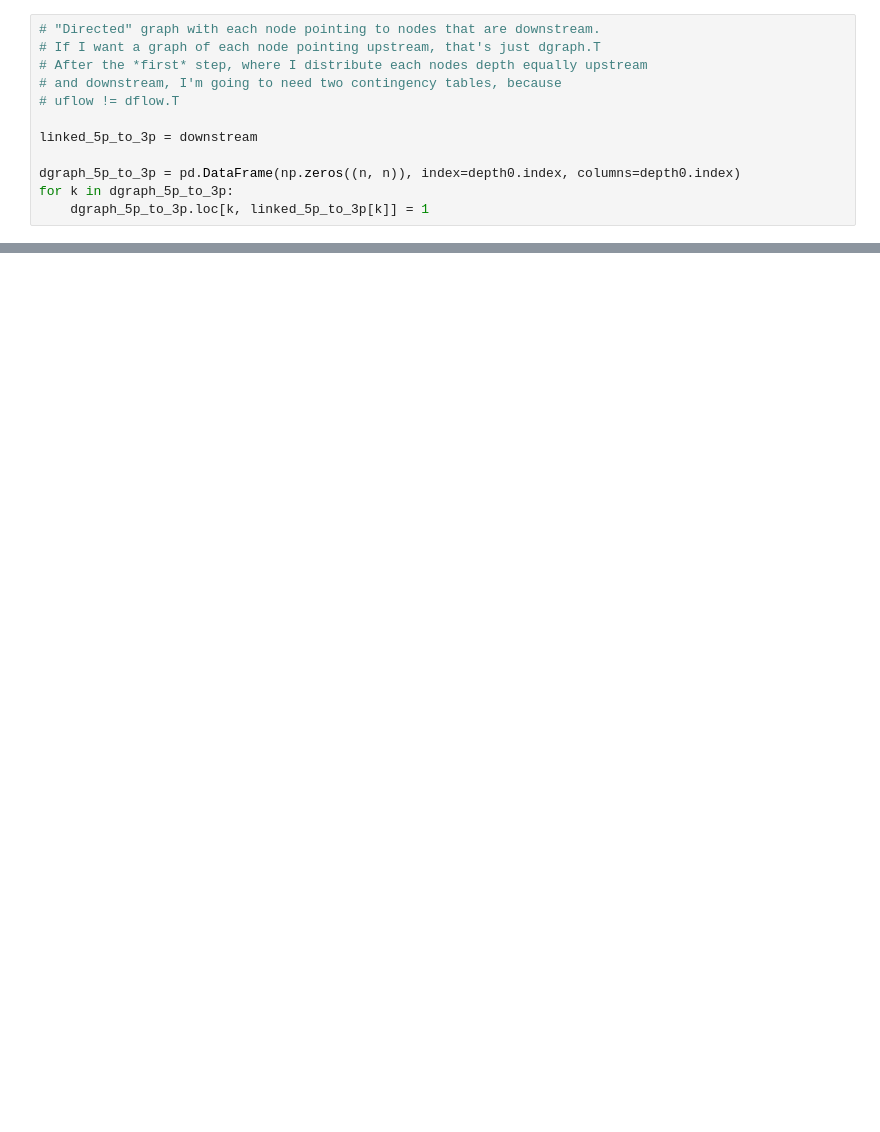
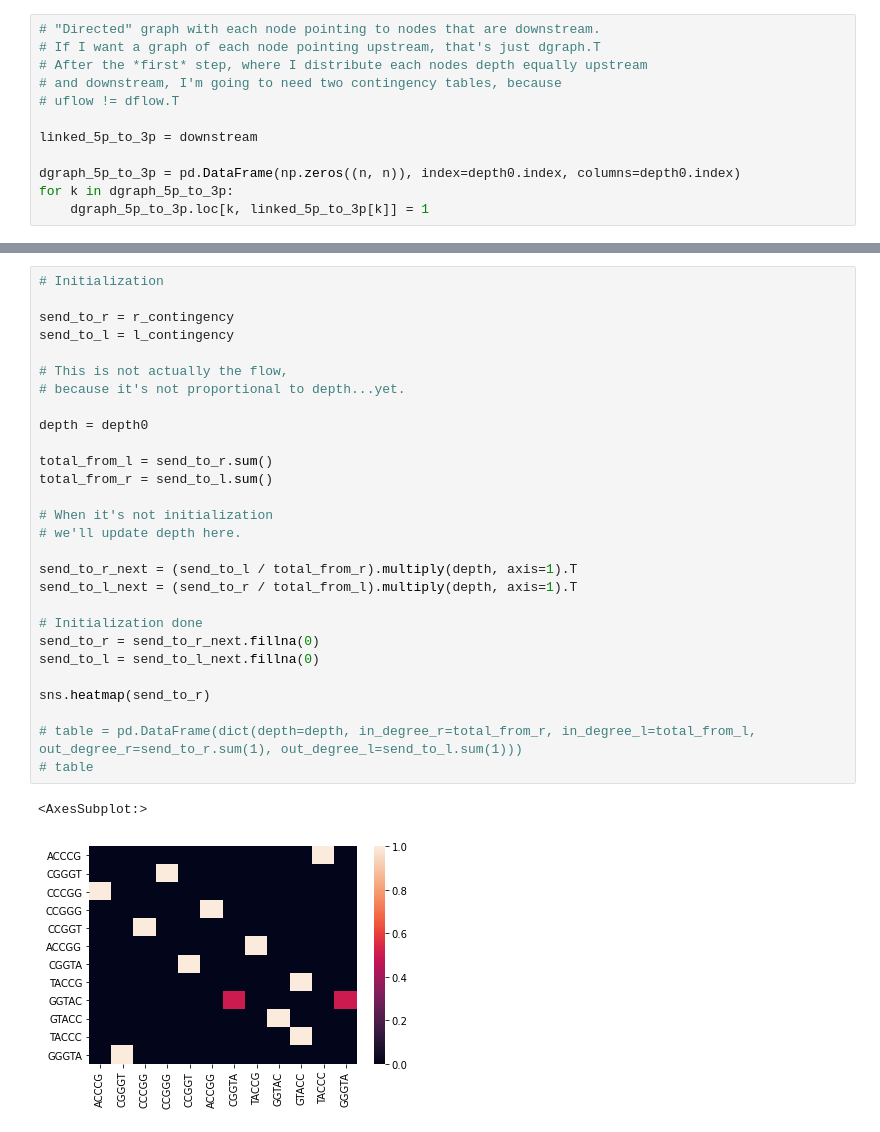
Before and after one commit to bsmith89/asmbl-depth-smoothing, a Jupyter notebook: nb/prototype2_message_passing.ipynb, the cells around one changed output, grey strips where cells are left out. Saved outputs shown, nothing was run; the diff lists cells and outputs as text; blank space fills up the shorter version.

```diff
--- a/nb/prototype2_message_passing.ipynb
+++ b/nb/prototype2_message_passing.ipynb
@@ -108,0 +251,31 @@ sns.heatmap(send_to_l)
+# %%
+# Initialization
+
+send_to_r = r_contingency
+send_to_l = l_contingency
+
+# This is not actually the flow,
+# because it's not proportional to depth...yet.
+
+depth = depth0
+
+total_from_l = send_to_r.sum()
+total_from_r = send_to_l.sum()
+
+# When it's not initialization
+# we'll update depth here.
+
+send_to_r_next = (send_to_l / total_from_r).multiply(depth, axis=1).T
+send_to_l_next = (send_to_r / total_from_l).multiply(depth, axis=1).T
+
+# Initialization done
+send_to_r = send_to_r_next.fillna(0)
+send_to_l = send_to_l_next.fillna(0)
+
+sns.heatmap(send_to_r)
+
+# table = pd.DataFrame(dict(depth=depth, in_degree_r=total_from_r, in_degree_l=total_from_l, out_degree_r=send_to_r.sum(1), out_degree_l=send_to_l.sum(1)))
+# table
+# %% [output]
+<AxesSubplot:>
+[figure, added]
```
Also changed, not shown: parts of 35 cells of this notebook, 1 other file.
